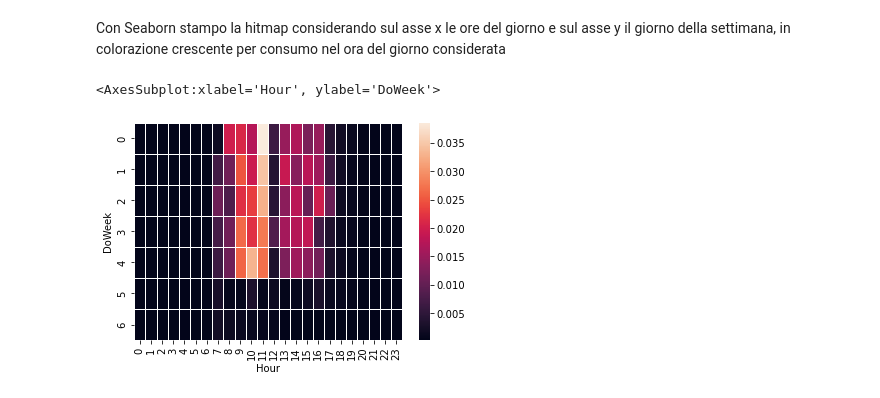
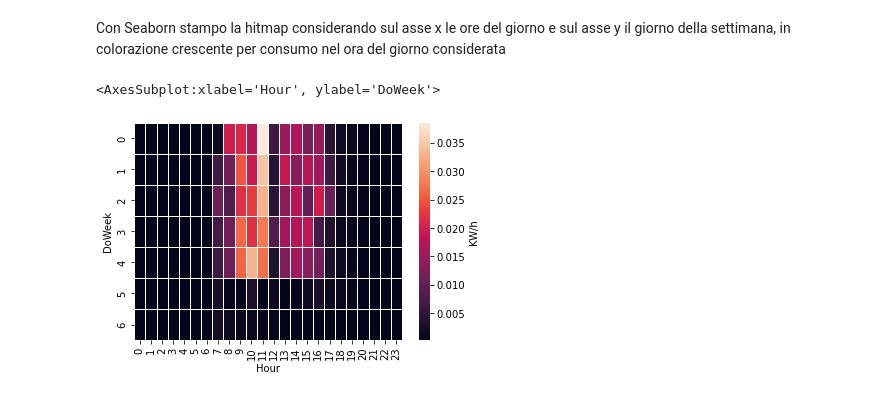
Before and after one commit to SantoSte2/BigData96009, a Jupyter notebook: Progetto Esame Caffè_Hitmap.ipynb, the cells around one changed output. Saved outputs shown, nothing was run; the diff lists cells and outputs as text; code cells hidden in the pictures.

Commit message:
Hitmap con KW/h label

```diff
--- a/Progetto Esame Caffè_Hitmap.ipynb
+++ b/Progetto Esame Caffè_Hitmap.ipynb
@@ -238,7 +238,7 @@ df
 Con Seaborn stampo la hitmap considerando sul asse x le ore del giorno e sul asse y il giorno
 della settimana, in colorazione crescente per consumo nel ora del giorno considerata
 # %%
-sns.heatmap(df, linewidths=.5)
+sns.heatmap(df, cbar_kws={'label':'KW/h'}, linewidths=.5)
 # %% [output]
 <AxesSubplot:xlabel='Hour', ylabel='DoWeek'>
-[figure, old version]
+[figure, new version]
```
Also changed, not shown: parts of 16 cells of this notebook.
